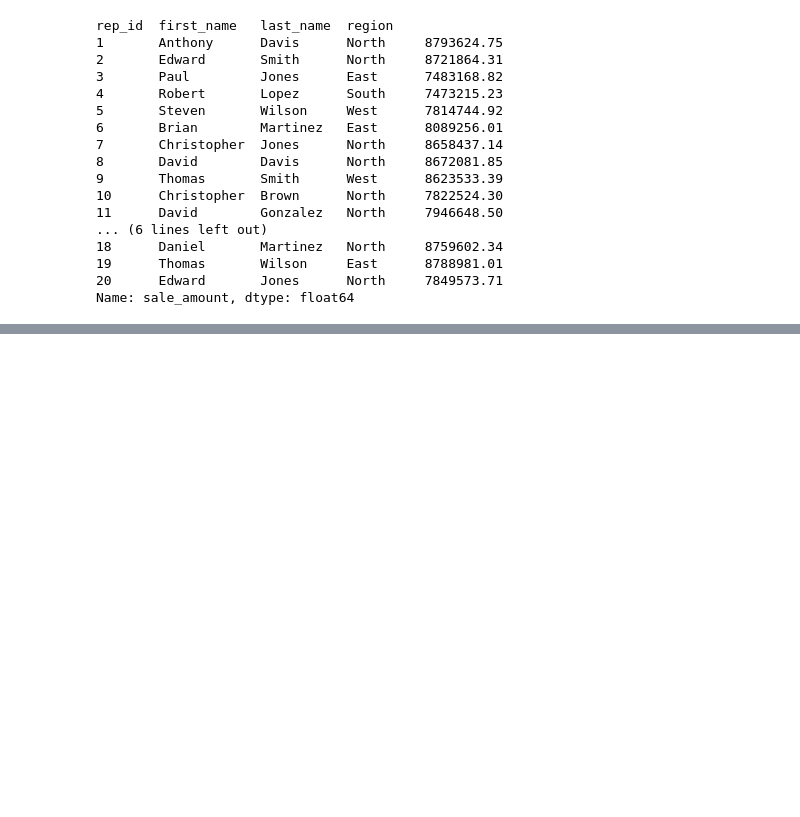
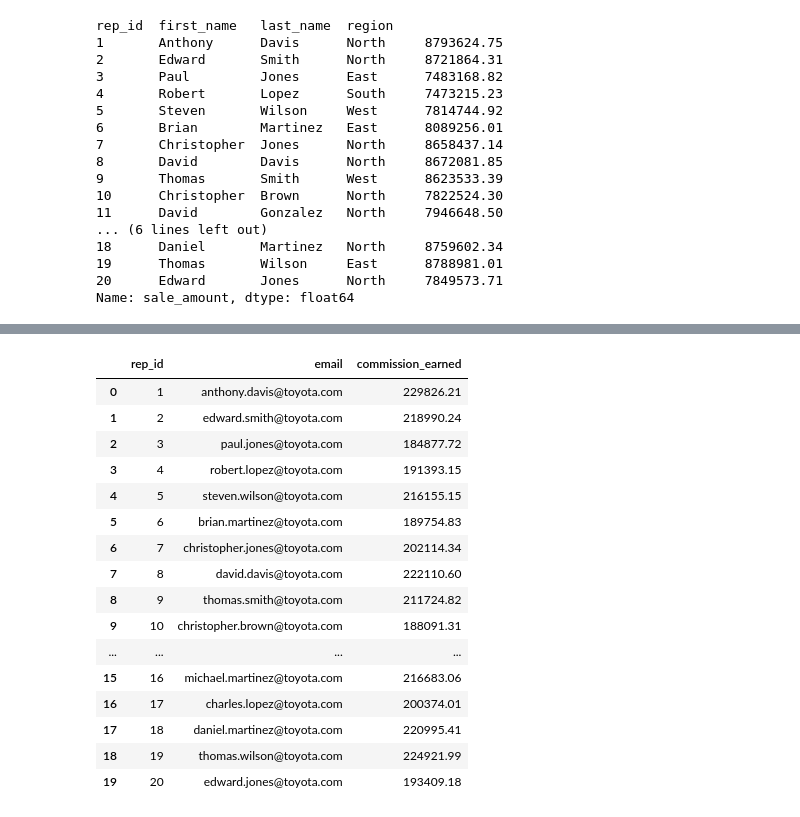
Before and after one commit to pradipbhattacharjya/Python, a Jupyter notebook: mos/Joins using CSV Files.ipynb, the cells around one changed output, grey strips where cells are left out. Cells and saved outputs as stored; diff of their text form; code cells hidden in the pictures; blank space fills up the shorter version.

```diff
--- a/mos/Joins using CSV Files.ipynb
+++ b/mos/Joins using CSV Files.ipynb
@@ -104,0 +279,25 @@ Name: sale_amount, dtype: float64
+# %%
+commission_earned_by_rep = merged_data.\
+    groupby(["rep_id","email"])["commission_earned"].\
+    sum().\
+    reset_index()
+# %%
+commission_earned_by_rep
+# %% [output]
+|  | rep_id | email | commission_earned |
+| 0 | 1 | anthony.davis@toyota.com | 229826.21 |
+| 1 | 2 | edward.smith@toyota.com | 218990.24 |
+| 2 | 3 | paul.jones@toyota.com | 184877.72 |
+| 3 | 4 | robert.lopez@toyota.com | 191393.15 |
+| 4 | 5 | steven.wilson@toyota.com | 216155.15 |
+| 5 | 6 | brian.martinez@toyota.com | 189754.83 |
+| 6 | 7 | christopher.jones@toyota.com | 202114.34 |
+| 7 | 8 | david.davis@toyota.com | 222110.60 |
+| 8 | 9 | thomas.smith@toyota.com | 211724.82 |
+| 9 | 10 | christopher.brown@toyota.com | 188091.31 |
+| ... | ... | ... | ... |
+| 15 | 16 | michael.martinez@toyota.com | 216683.06 |
+| 16 | 17 | charles.lopez@toyota.com | 200374.01 |
+| 17 | 18 | daniel.martinez@toyota.com | 220995.41 |
+| 18 | 19 | thomas.wilson@toyota.com | 224921.99 |
+| 19 | 20 | edward.jones@toyota.com | 193409.18 |
```
Also changed, not shown: parts of 18 cells of this notebook.
